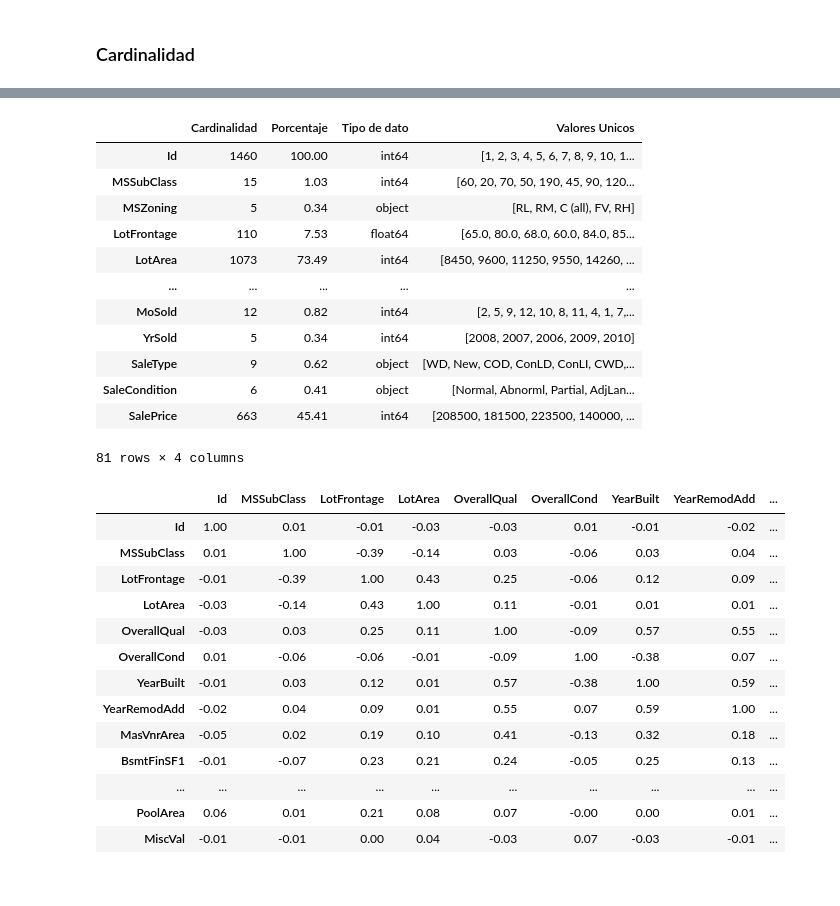
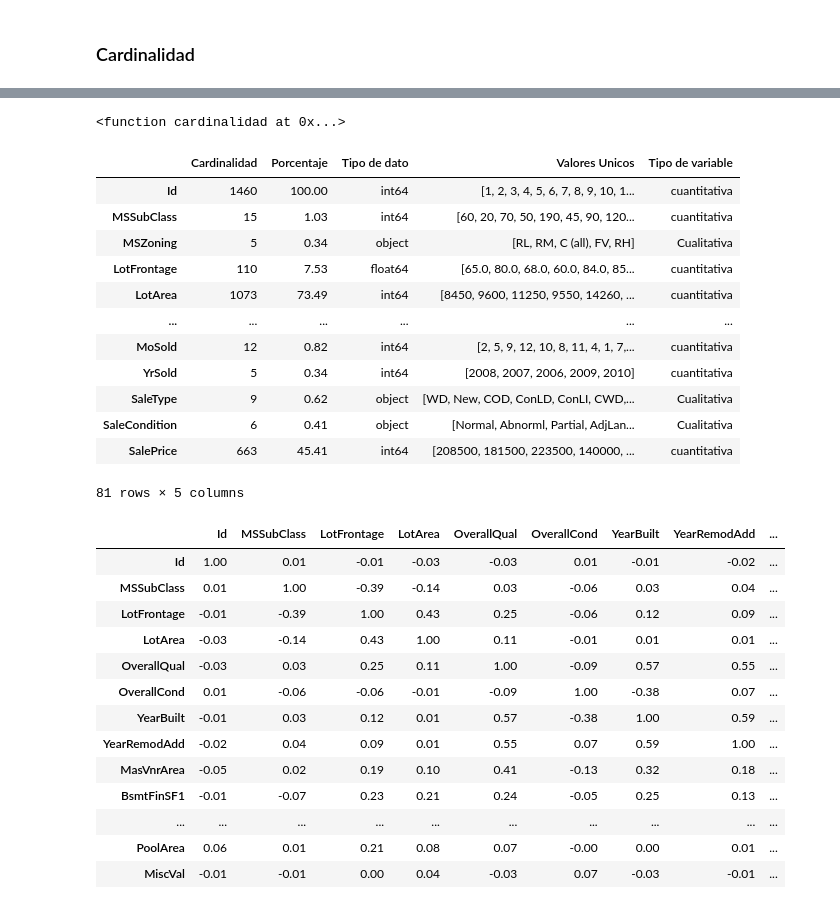
Before and after one commit to AmyGaarcia/DS_PT_09_2023, a Jupyter notebook: Data_Analysis/9-Eda/data/eda_clase.ipynb, the cells around one changed output, grey strips where cells are left out. Cells and saved outputs as stored; diff of their text form; code cells hidden in the pictures.

```diff
--- a/Data_Analysis/9-Eda/data/eda_clase.ipynb
+++ b/Data_Analysis/9-Eda/data/eda_clase.ipynb
@@ -136,28 +113,56 @@ cardialidad
 #tipo de dato
 #valores unico y tipo variable
 # %%
+#que elementos tiene la funcion y como lo harias
+
 cardinalidad= pd.DataFrame({
     "Cardinalidad": df.nunique(),
     "Porcentaje": (df.nunique() / len(df) * 100).round(2),
     "Tipo de dato": df.dtypes,
-    "Valores Unicos": [df[columns].unique() for columns in df.columns]
+    "Valores Unicos": [df[columns].unique() for columns in df.columns],
+
 })
 
 cardinalidad
 # %% [output]
-|  | Cardinalidad | Porcentaje | Tipo de dato | Valores Unicos |
-| Id | 1460 | 100.00 | int64 | [1, 2, 3, 4, 5, 6, 7, 8, 9, 10, 1... |
-| MSSubClass | 15 | 1.03 | int64 | [60, 20, 70, 50, 190, 45, 90, 120... |
-| MSZoning | 5 | 0.34 | object | [RL, RM, C (all), FV, RH] |
-| LotFrontage | 110 | 7.53 | float64 | [65.0, 80.0, 68.0, 60.0, 84.0, 85... |
-| LotArea | 1073 | 73.49 | int64 | [8450, 9600, 11250, 9550, 14260, ... |
-| ... | ... | ... | ... | ... |
-| MoSold | 12 | 0.82 | int64 | [2, 5, 9, 12, 10, 8, 11, 4, 1, 7,... |
-| YrSold | 5 | 0.34 | int64 | [2008, 2007, 2006, 2009, 2010] |
-| SaleType | 9 | 0.62 | object | [WD, New, COD, ConLD, ConLI, CWD,... |
-| SaleCondition | 6 | 0.41 | object | [Normal, Abnorml, Partial, AdjLan... |
-| SalePrice | 663 | 45.41 | int64 | [208500, 181500, 223500, 140000, ... |
-81 rows × 4 columns
+<function cardinalidad at 0x...>
+# %%
+def cardinalidad(df):
+        columnas= pd.DataFrame({
+        "Cardinalidad":df.nunique(),
+        "Porcentaje":(df.nunique()/len(df) *100).round(2),
+        "Tipo de dato":df.dtypes,
+        "Valores Unicos":[df[columns].unique() for columns in df.columns]})
+
+        columnas["Tipo de variable"]=["Cualitativa" if df[col].dtype=="object" else "cuantitativa" for col in df.columns]
+      print
+
+# cualitativa: nominal, ordinal
+# cuantitativa: discreta, countinua
+
+
+        return columnas
+
+
+
+
+
+resultados = cardinalidad(df)
+resultados
+# %% [output]
+|  | Cardinalidad | Porcentaje | Tipo de dato | Valores Unicos | Tipo de variable |
+| Id | 1460 | 100.00 | int64 | [1, 2, 3, 4, 5, 6, 7, 8, 9, 10, 1... | cuantitativa |
+| MSSubClass | 15 | 1.03 | int64 | [60, 20, 70, 50, 190, 45, 90, 120... | cuantitativa |
+| MSZoning | 5 | 0.34 | object | [RL, RM, C (all), FV, RH] | Cualitativa |
+| LotFrontage | 110 | 7.53 | float64 | [65.0, 80.0, 68.0, 60.0, 84.0, 85... | cuantitativa |
+| LotArea | 1073 | 73.49 | int64 | [8450, 9600, 11250, 9550, 14260, ... | cuantitativa |
+| ... | ... | ... | ... | ... | ... |
+| MoSold | 12 | 0.82 | int64 | [2, 5, 9, 12, 10, 8, 11, 4, 1, 7,... | cuantitativa |
+| YrSold | 5 | 0.34 | int64 | [2008, 2007, 2006, 2009, 2010] | cuantitativa |
+| SaleType | 9 | 0.62 | object | [WD, New, COD, ConLD, ConLI, CWD,... | Cualitativa |
+| SaleCondition | 6 | 0.41 | object | [Normal, Abnorml, Partial, AdjLan... | Cualitativa |
+| SalePrice | 663 | 45.41 | int64 | [208500, 181500, 223500, 140000, ... | cuantitativa |
+81 rows × 5 columns
 # %%
 #count.plot
 columnas= df.select_dtypes(exclude=object).corr().round(2)
```
Also changed, not shown: parts of 1 cell of this notebook.
